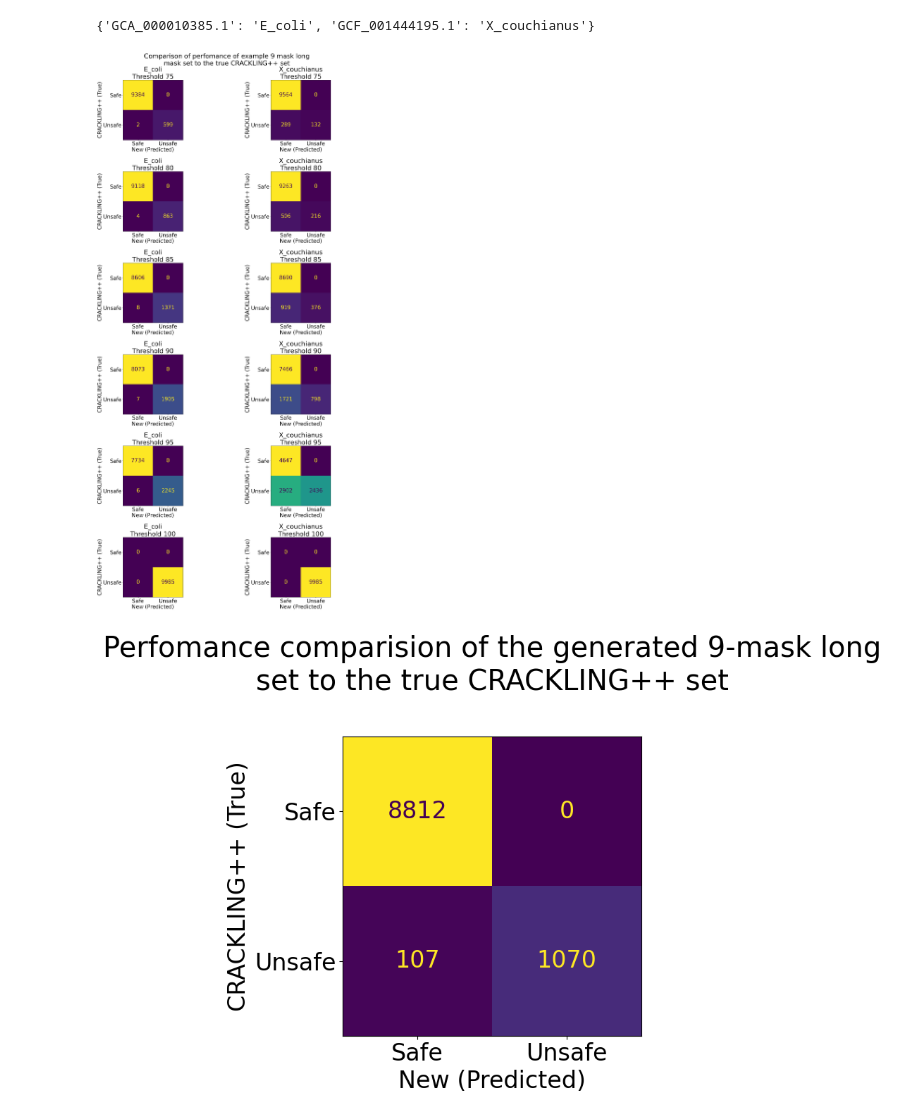
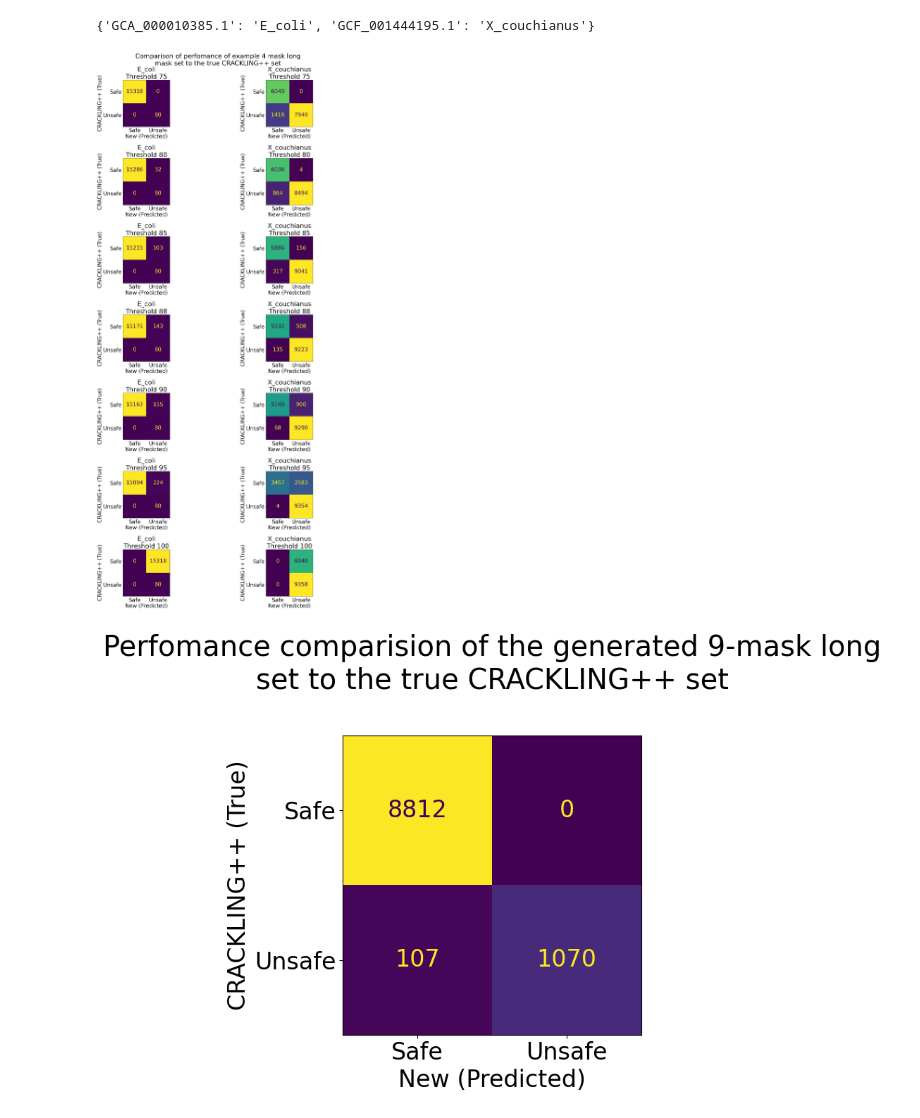
Before and after one commit to Darragh-Nugent/Crackling_Mask_search, a Jupyter notebook: scoring.ipynb, the cells around one changed output. Drawn from its saved outputs; the diff is of its cells as text; code cells hidden in the pictures.

Commit message:
Fixed inccorect threshold calculations in scoring.ipynb

```diff
--- a/scoring.ipynb
+++ b/scoring.ipynb
@@ -495,7 +476,7 @@ with open(os.path.join(DATA, "guides/guides.txt"), "r") as infile, open(os.path.
 
 guide_lists = {
     # g[1] : sorted(list(glob(os.path.join(DATA, f'guides.txt'))))
-    g[1] : glob(os.path.join(DATA, f'guides/guides.txt'))
+    g[1] : glob(os.path.join(DATA, f'guides/guides.fa'))
     for g in genomes
 }
 
@@ -659,24 +642,36 @@ for genome in genomes:
 
         df = pd.read_csv(score_file, names=['guide', 'mit', 'cfd'], sep='\t')
 
-        df['species'] = species
-        df['accession'] = accession
-        df['mask_weight'] = int(mask_weight)
-        df['maskset_size'] = int(maskset_size)
-        # df['masksubset_size'] = int(masksubset_size)
-        df['guideset_num'] = int(guideset_num)
-        df['run_time'] = float(run_time)
+        # df['species'] = species
+        # df['accession'] = accession
+        # df['mask_weight'] = int(mask_weight)
+        # df['maskset_size'] = int(maskset_size)
+        # # df['masksubset_size'] = int(masksubset_size)
+        # df['guideset_num'] = int(guideset_num)
+        # df['run_time'] = float(run_time)
 
-        frames.append(df)
+        # frames.append(df)
 
         #print(df.head(3).to_markdown(), '\n\n')
+        threshold_values = [75, 80, 85, 88, 90, 95, 100]
+
+        for threshold in threshold_values:
+
+            df_threshold = df.copy()
+
+            df_threshold['species'] = species
+            df_threshold['accession'] = accession
+            df_threshold['mask_weight'] = int(mask_weight)
+            df_threshold['maskset_size'] = int(maskset_size)
+            df_threshold['masksubset_size'] = int(masksubset_size)
+            df_threshold['guideset_num'] = int(guideset_num)
+            df_threshold['run_time'] = float(run_time)
+            df_threshold['threshold'] = threshold
+            df_threshold['is_safe'] = df[['mit', 'cfd']].apply(lambda x: is_safe(x, threshold, 'mit', 'cfd'), axis=1)
+
+            frames.append(df_threshold)
 
 df = pd.concat(frames)
-
-threshold_values = [75, 80, 85, 90, 95, 100]
-
-for threshold in threshold_values:
-    df[f'is_safe_{threshold}'] = df[['mit', 'cfd']].apply(lambda x: is_safe(x, threshold, 'mit', 'cfd'), axis=1)
 
 print('\n\n', df.shape, '\n\n')
 print(df.head(5).to_markdown())
@@ -917,7 +928,7 @@ ACCESSIONS = df_acc['accession'].unique()
 WEIGHT = 4
 
 fig, axes = plt.subplots(len(threshold_values), len(ACCESSIONS), figsize=(24, 42))
-fig.suptitle("Comparison of perfomance of example 9 mask long\nmask set to the true CRACKLING++ set")
+fig.suptitle("Comparison of perfomance of example 4 mask long\nmask set to the true CRACKLING++ set")
 
 if len(ACCESSIONS) == 1:
     axes = [axes]
@@ -931,34 +942,34 @@ for i, accession in enumerate(ACCESSIONS):
             (df_acc["threshold"] == threshold)
         ].iloc[0]
 
         accuracy = row["f1"]
 
         cm = np.array([
             [row['tp'], row['fn']],
             [row['fp'], row['tn']]
         ])
 
         disp = ConfusionMatrixDisplay(
             confusion_matrix=cm,
             display_labels=['Safe', 'Unsafe']
         )
 
         disp.plot(ax=axes[j, i], values_format='d', colorbar=False)
 
         disp.ax_.set(
             xlabel='New (Predicted)',
             ylabel='CRACKLING++ (True)'
         )
 
         axes[j, i].set_title(
             f"{species[accession]}\nThreshold {threshold}"
         )
 
 plt.tight_layout()
 plt.savefig("accuracy.png")
 plt.show()
 # %% [output]
-[figure, old version]
+[figure, new version]
 # %%
 import numpy as np
 import matplotlib.pyplot as plt
```
Also changed, not shown: parts of 17 cells of this notebook, 11 other files.
